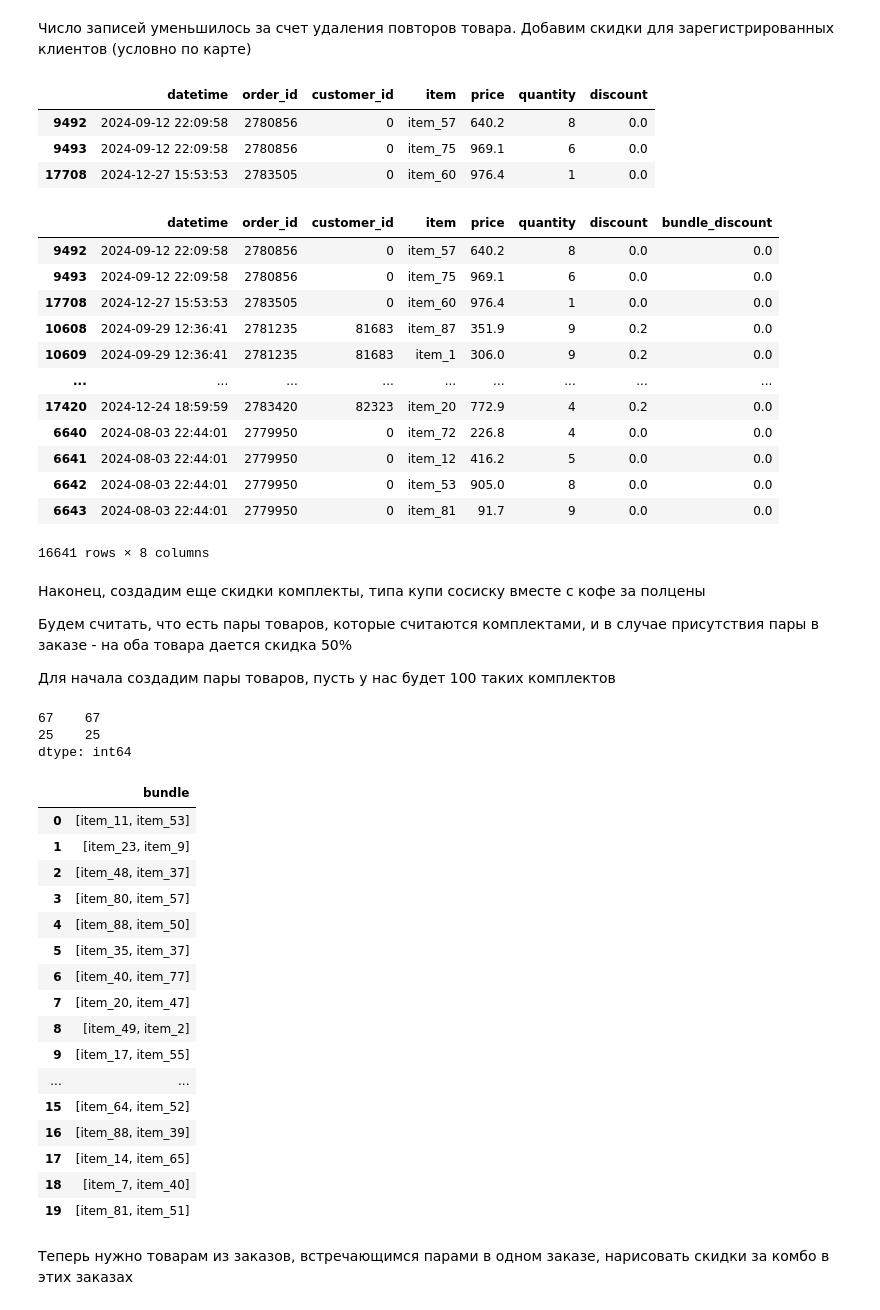
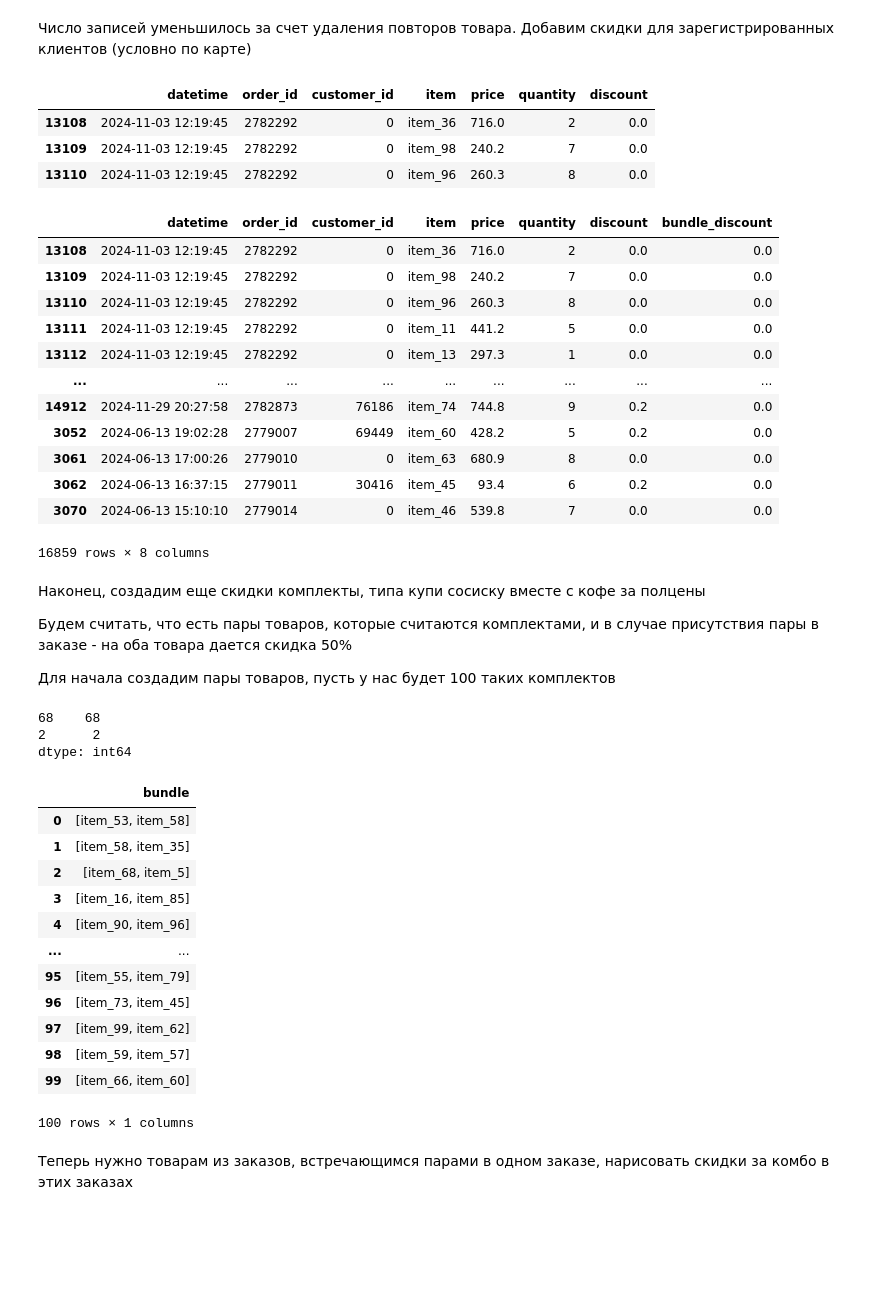
Before and after one commit to sortvalues/my_rep_01, a Jupyter notebook: zooming_up/Python_basics/commercial_data_generaton/commercial_data_generation.ipynb, the cells around one changed output. Cells and saved outputs as stored; diff of their text form; code cells hidden in the pictures; blank space fills up the shorter version.

```diff
--- a/zooming_up/Python_basics/commercial_data_generaton/commercial_data_generation.ipynb
+++ b/zooming_up/Python_basics/commercial_data_generaton/commercial_data_generation.ipynb
@@ -198,4 +196,4 @@ df.head(3)
 # %%
-t = np.random.randint(10000, 100000, 2500)
+t = np.random.randint(10000, 100000, 3500)
 t
 # %% [output]
@@ -435,26 +439,26 @@ df['discount'] = np.where(df['customer_id'] > 0, 0.2, 0)
 df.head(3)
 # %% [output]
 |  | datetime | order_id | customer_id | item | price | quantity | discount |
-| 9492 | 2024-09-12 22:09:58 | 2780856 | 0 | item_57 | 640.2 | 8 | 0.0 |
-| 9493 | 2024-09-12 22:09:58 | 2780856 | 0 | item_75 | 969.1 | 6 | 0.0 |
-| 17708 | 2024-12-27 15:53:53 | 2783505 | 0 | item_60 | 976.4 | 1 | 0.0 |
+| 13108 | 2024-11-03 12:19:45 | 2782292 | 0 | item_36 | 716.0 | 2 | 0.0 |
+| 13109 | 2024-11-03 12:19:45 | 2782292 | 0 | item_98 | 240.2 | 7 | 0.0 |
+| 13110 | 2024-11-03 12:19:45 | 2782292 | 0 | item_96 | 260.3 | 8 | 0.0 |
 # %%
 df['bundle_discount'] = 0.0
 df
 # %% [output]
 |  | datetime | order_id | customer_id | item | price | quantity | discount | bundle_discount |
-| 9492 | 2024-09-12 22:09:58 | 2780856 | 0 | item_57 | 640.2 | 8 | 0.0 | 0.0 |
-| 9493 | 2024-09-12 22:09:58 | 2780856 | 0 | item_75 | 969.1 | 6 | 0.0 | 0.0 |
-| 17708 | 2024-12-27 15:53:53 | 2783505 | 0 | item_60 | 976.4 | 1 | 0.0 | 0.0 |
-| 10608 | 2024-09-29 12:36:41 | 2781235 | 81683 | item_87 | 351.9 | 9 | 0.2 | 0.0 |
-| 10609 | 2024-09-29 12:36:41 | 2781235 | 81683 | item_1 | 306.0 | 9 | 0.2 | 0.0 |
+| 13108 | 2024-11-03 12:19:45 | 2782292 | 0 | item_36 | 716.0 | 2 | 0.0 | 0.0 |
+| 13109 | 2024-11-03 12:19:45 | 2782292 | 0 | item_98 | 240.2 | 7 | 0.0 | 0.0 |
+| 13110 | 2024-11-03 12:19:45 | 2782292 | 0 | item_96 | 260.3 | 8 | 0.0 | 0.0 |
+| 13111 | 2024-11-03 12:19:45 | 2782292 | 0 | item_11 | 441.2 | 5 | 0.0 | 0.0 |
+| 13112 | 2024-11-03 12:19:45 | 2782292 | 0 | item_13 | 297.3 | 1 | 0.0 | 0.0 |
 | ... | ... | ... | ... | ... | ... | ... | ... | ... |
-| 17420 | 2024-12-24 18:59:59 | 2783420 | 82323 | item_20 | 772.9 | 4 | 0.2 | 0.0 |
-| 6640 | 2024-08-03 22:44:01 | 2779950 | 0 | item_72 | 226.8 | 4 | 0.0 | 0.0 |
-| 6641 | 2024-08-03 22:44:01 | 2779950 | 0 | item_12 | 416.2 | 5 | 0.0 | 0.0 |
-| 6642 | 2024-08-03 22:44:01 | 2779950 | 0 | item_53 | 905.0 | 8 | 0.0 | 0.0 |
-| 6643 | 2024-08-03 22:44:01 | 2779950 | 0 | item_81 | 91.7 | 9 | 0.0 | 0.0 |
+| 14912 | 2024-11-29 20:27:58 | 2782873 | 76186 | item_74 | 744.8 | 9 | 0.2 | 0.0 |
+| 3052 | 2024-06-13 19:02:28 | 2779007 | 69449 | item_60 | 428.2 | 5 | 0.2 | 0.0 |
+| 3061 | 2024-06-13 17:00:26 | 2779010 | 0 | item_63 | 680.9 | 8 | 0.0 | 0.0 |
+| 3062 | 2024-06-13 16:37:15 | 2779011 | 30416 | item_45 | 93.4 | 6 | 0.2 | 0.0 |
+| 3070 | 2024-06-13 15:10:10 | 2779014 | 0 | item_46 | 539.8 | 7 | 0.0 | 0.0 |
-16641 rows × 8 columns
+16859 rows × 8 columns
 # %% [markdown]
 Наконец, создадим еще скидки комплекты, типа купи сосиску вместе с кофе за полцены
 
@@ -464,34 +468,30 @@ df
 # %%
 pd.Series([i for i in range(0,100)]).sample(2,replace=False)
 # %% [output]
-67    67
-25    25
+68    68
+2      2
 dtype: int64
 # %%
 res = []
-for i in range(20):
+for i in range(100):
     t = pd.Series([i for i in range(0,100)]).sample(2,replace=False)
     res.append([items.item[t.values[0]], items.item[t.values[1]]])
 bundles = pd.Series(res).to_frame()
 bundles.columns = ['bundle']
 bundles
 # %% [output]
 |  | bundle |
-| 0 | [item_11, item_53] |
-| 1 | [item_23, item_9] |
-| 2 | [item_48, item_37] |
-| 3 | [item_80, item_57] |
-| 4 | [item_88, item_50] |
-| 5 | [item_35, item_37] |
-| 6 | [item_40, item_77] |
-| 7 | [item_20, item_47] |
-| 8 | [item_49, item_2] |
-| 9 | [item_17, item_55] |
+| 0 | [item_53, item_58] |
+| 1 | [item_58, item_35] |
+| 2 | [item_68, item_5] |
+| 3 | [item_16, item_85] |
+| 4 | [item_90, item_96] |
 | ... | ... |
-| 15 | [item_64, item_52] |
-| 16 | [item_88, item_39] |
-| 17 | [item_14, item_65] |
-| 18 | [item_7, item_40] |
-| 19 | [item_81, item_51] |
+| 95 | [item_55, item_79] |
+| 96 | [item_73, item_45] |
+| 97 | [item_99, item_62] |
+| 98 | [item_59, item_57] |
+| 99 | [item_66, item_60] |
+100 rows × 1 columns
 # %% [markdown]
 Теперь нужно товарам из заказов, встречающимся парами в одном заказе, нарисовать скидки за комбо в этих заказах
```
Also changed, not shown: parts of 33 cells of this notebook, 1 other file.
